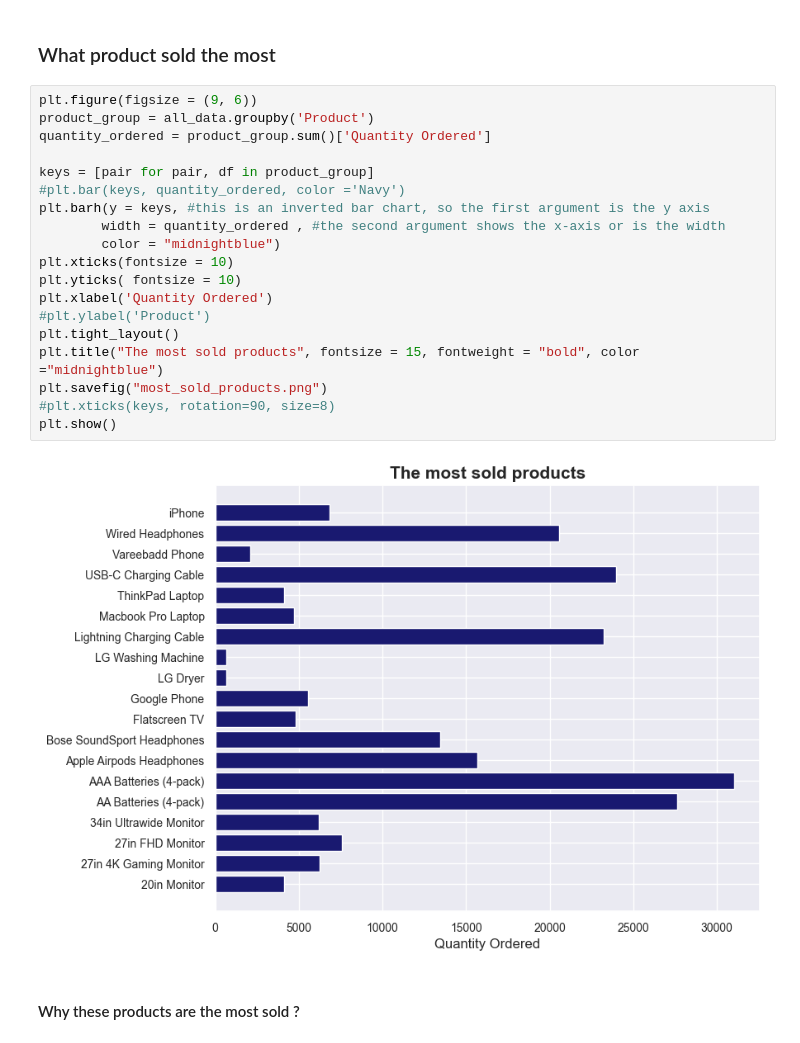
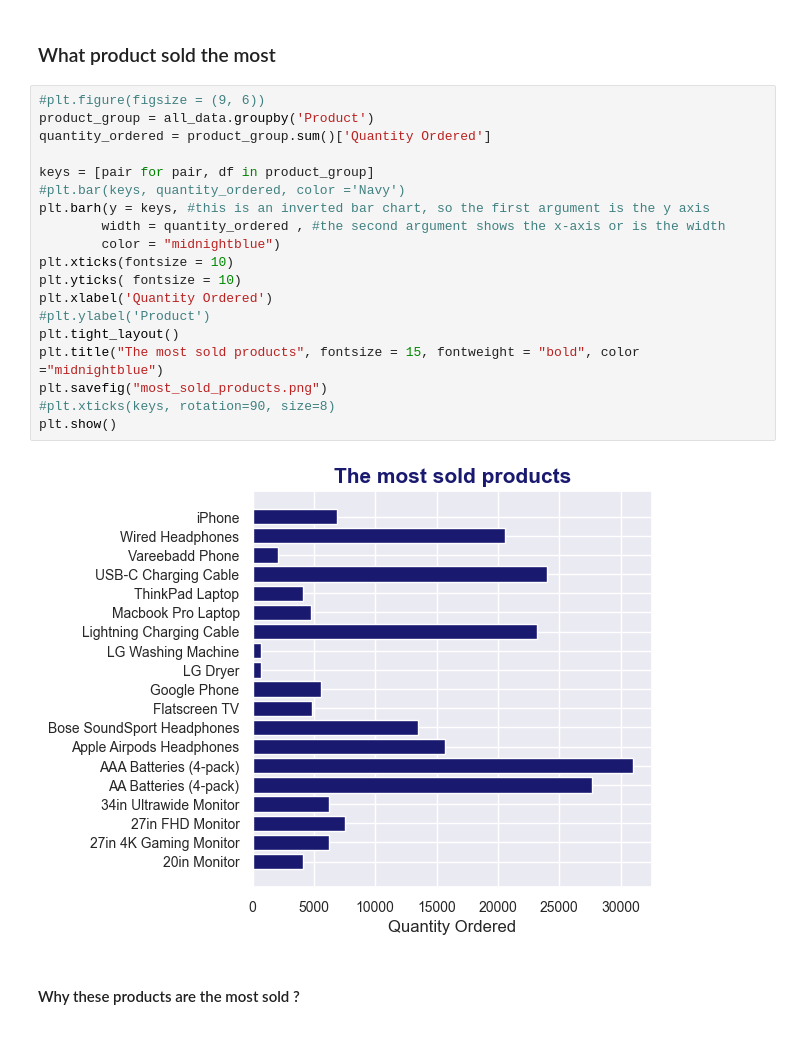
Before and after one commit to ahd687/sale_analysis_proj, a Jupyter notebook: analysis.ipynb, the cells around one changed output. Saved outputs shown, nothing was run; the diff lists cells and outputs as text.

```diff
--- a/analysis.ipynb
+++ b/analysis.ipynb
@@ -401,26 +401,26 @@ for key,value in count.most_common(10):
 # %% [markdown]
 ### What product sold the most
 # %%
-plt.figure(figsize = (9, 6))
+#plt.figure(figsize = (9, 6))
 product_group = all_data.groupby('Product')
 quantity_ordered = product_group.sum()['Quantity Ordered']
 
 keys = [pair for pair, df in product_group]
 #plt.bar(keys, quantity_ordered, color ='Navy')
 plt.barh(y = keys, #this is an inverted bar chart, so the first argument is the y axis
         width = quantity_ordered , #the second argument shows the x-axis or is the width
         color = "midnightblue")
 plt.xticks(fontsize = 10)
 plt.yticks( fontsize = 10)
 plt.xlabel('Quantity Ordered')
 #plt.ylabel('Product')
 plt.tight_layout()
 plt.title("The most sold products", fontsize = 15, fontweight = "bold", color ="midnightblue")
 plt.savefig("most_sold_products.png")
 #plt.xticks(keys, rotation=90, size=8)
 plt.show()
 # %% [output]
-[figure, old version]
+[figure, new version]
 # %% [markdown]
 #### Why these products are the most sold ?
 # %%
```
Also changed, not shown: parts of 3 cells of this notebook, 4 other files.
